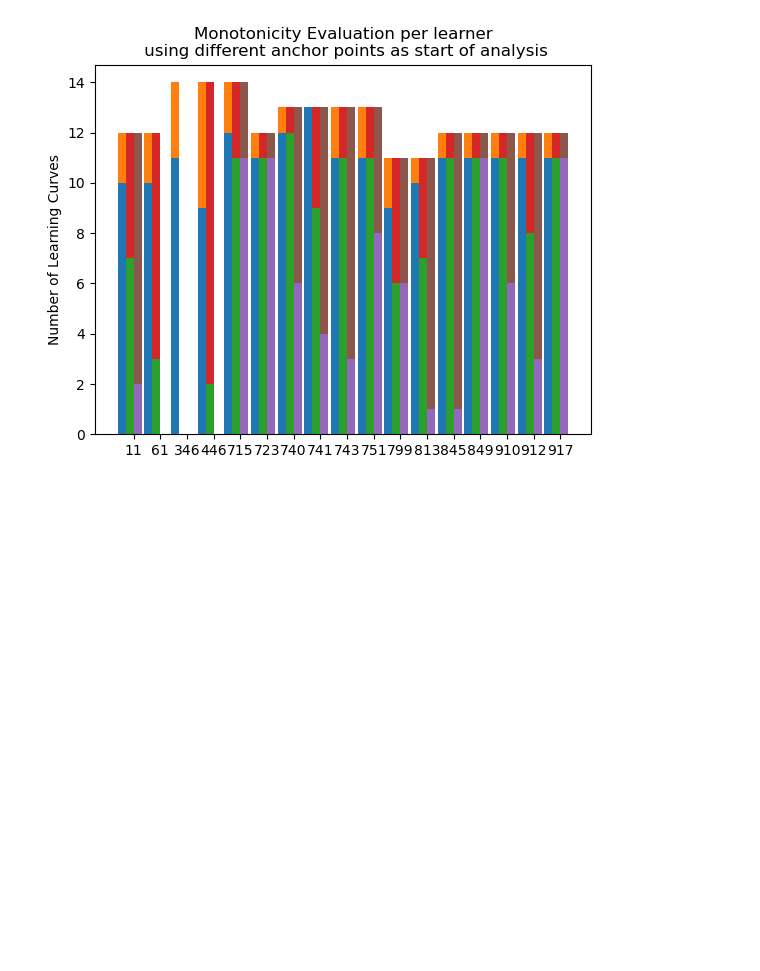
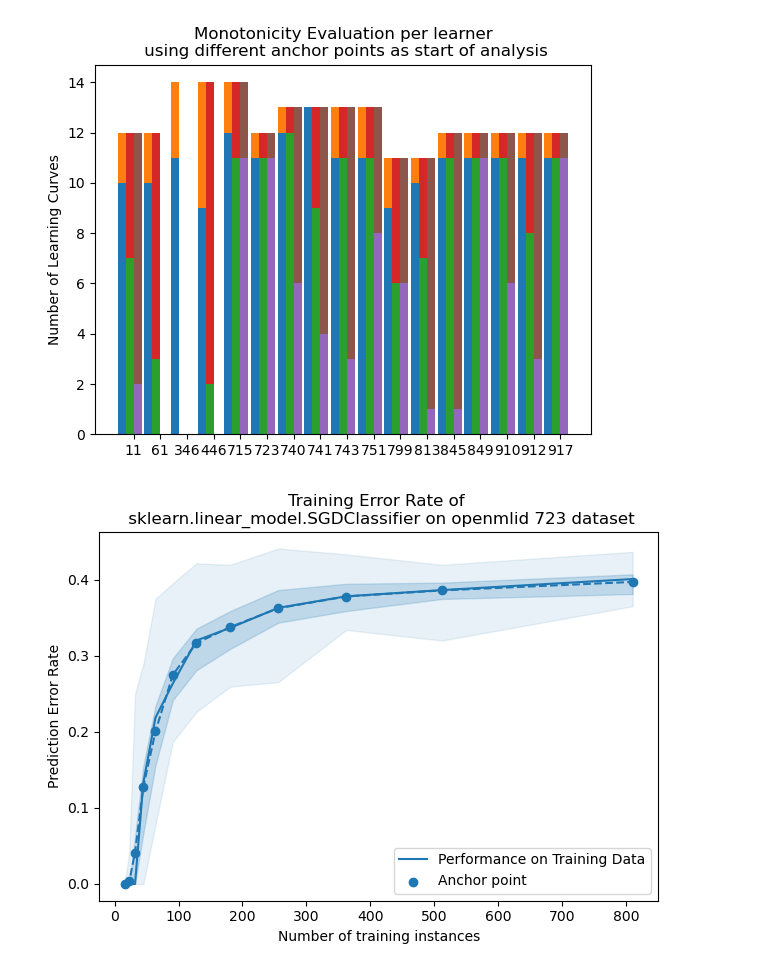
Before and after one commit to CodrinSocol/cse3000-research-project, a Jupyter notebook: Plots.ipynb, the cells around one changed output. Drawn from its saved outputs; the diff is of its cells as text; code cells hidden in the pictures; blank space fills up the shorter version.

```diff
--- a/Plots.ipynb
+++ b/Plots.ipynb
@@ -139,3 +140,19 @@ plt.savefig('plots/monotonicity-aggregation-2.png')
 plt.show()
 # %% [output]
 [figure]
+# %%
+curve = lcdb.get_curve(723, 'sklearn.linear_model.SGDClassifier')
+fig, ax = plt.subplots(layout='tight')
+
+lcdb.plot_curve(curve[0], [[1 - x for x in a] for a in curve[1]], ax, "C0", label="Performance on Training Data") # train curve
+# lcdb.plot_curve(curve[0], [[1 - x for x in a] for a in curve[2]], ax, "C1", label="Performance on Validation Data") # validation curve
+# lcdb.plot_curve(curve[0], [[1 - x for x in a] for a in curve[3]], ax, "C2", label="Performance on Test Data") # test curve
+plt.scatter(curve[0], [1 - np.mean(x) for x in curve[1]], label="Anchor point")
+ax.legend(loc='lower right')
+ax.set_xlabel("Number of training instances")
+ax.set_ylabel("Prediction Error Rate")
+plt.title("Training Error Rate of \n sklearn.linear_model.SGDClassifier on openmlid 723 dataset")
+plt.savefig('plots/poster-introplot.png')
+plt.show()
+# %% [output]
+[figure, added]
```
Also changed, not shown: parts of 2 cells of this notebook, 3 other files.
